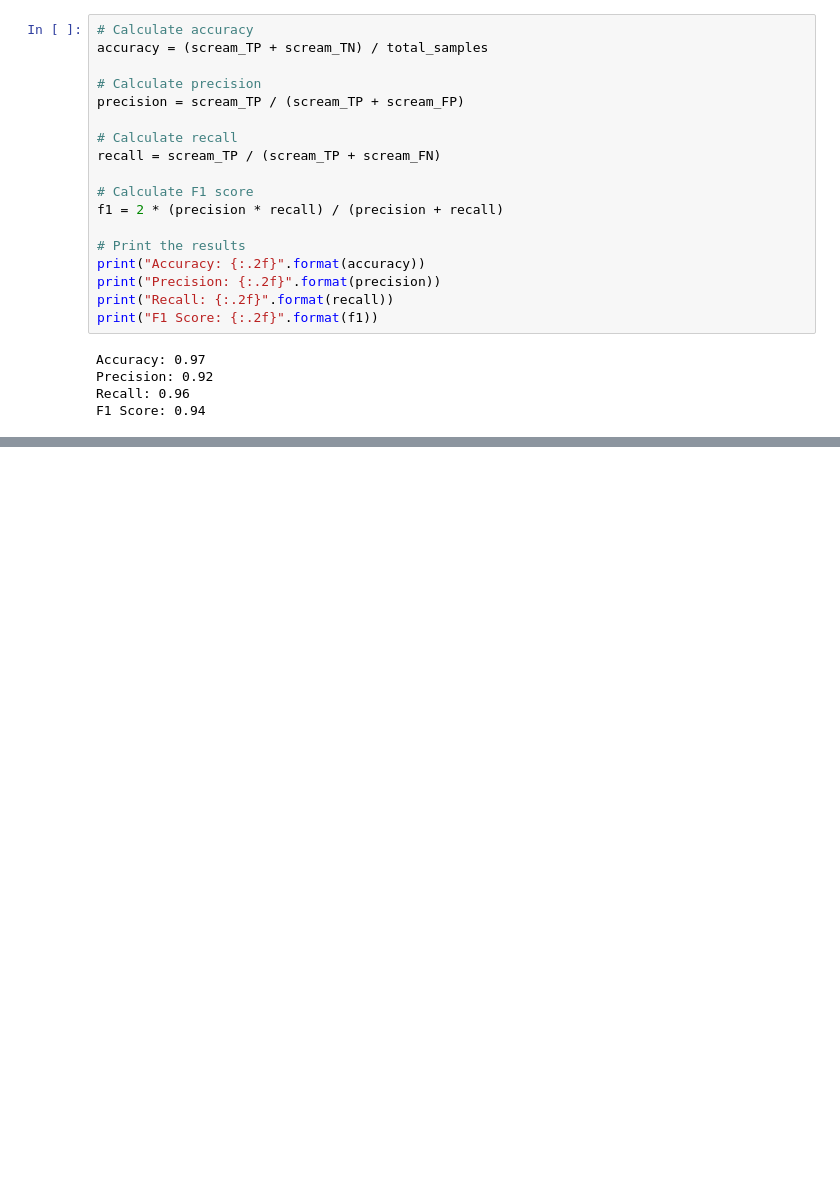
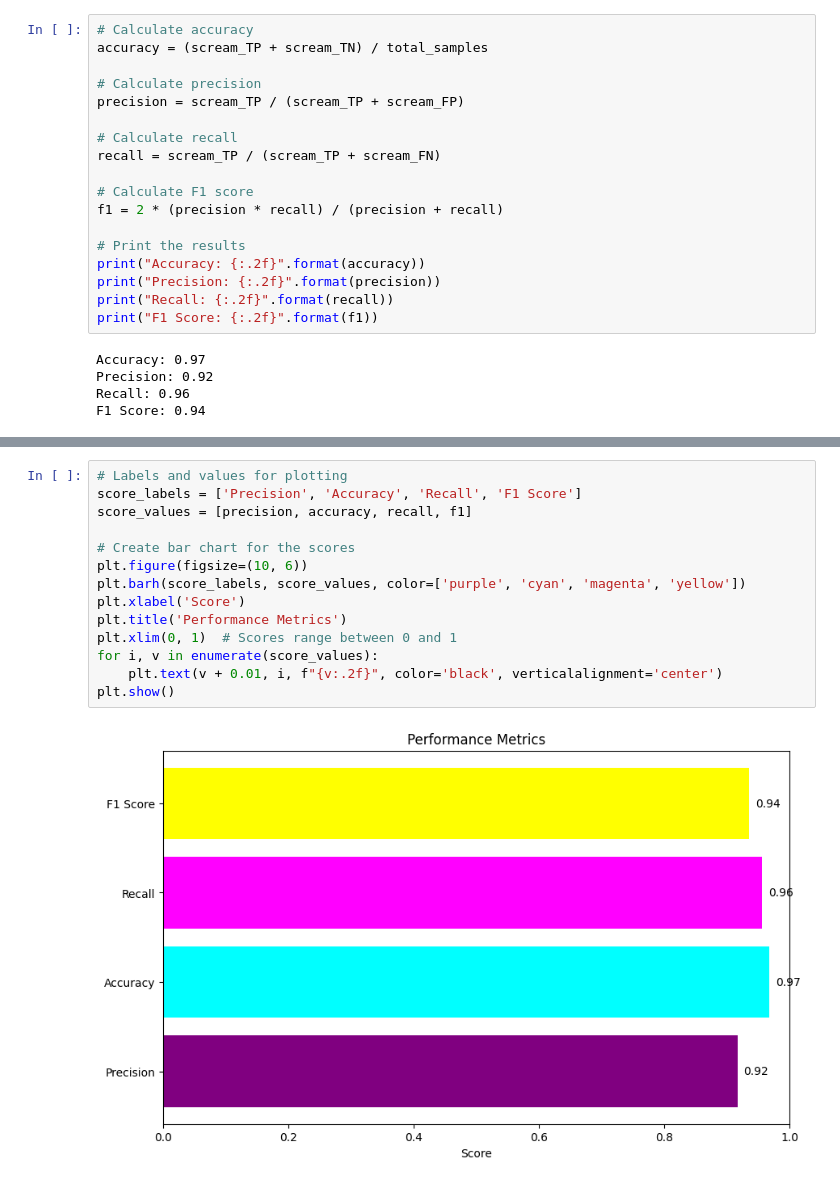
Before and after one commit to whats2000/HumanScreamingDetection, a Jupyter notebook: HumanScreamingDetection/Resnet34Train.ipynb, the cells around one changed output, grey strips where cells are left out. Drawn from its saved outputs; the diff is of its cells as text; blank space fills up the shorter version.

```diff
--- a/HumanScreamingDetection/Resnet34Train.ipynb
+++ b/HumanScreamingDetection/Resnet34Train.ipynb
@@ -441,0 +458,16 @@ F1 Score: 0.94
+# %%
+# Labels and values for plotting
+score_labels = ['Precision', 'Accuracy', 'Recall', 'F1 Score']
+score_values = [precision, accuracy, recall, f1]
+
+# Create bar chart for the scores
+plt.figure(figsize=(10, 6))
+plt.barh(score_labels, score_values, color=['purple', 'cyan', 'magenta', 'yellow'])
+plt.xlabel('Score')
+plt.title('Performance Metrics')
+plt.xlim(0, 1)  # Scores range between 0 and 1
+for i, v in enumerate(score_values):
+    plt.text(v + 0.01, i, f"{v:.2f}", color='black', verticalalignment='center')
+plt.show()
+# %% [output]
+[figure, added]
```
Also changed, not shown: parts of 2 cells of this notebook.
